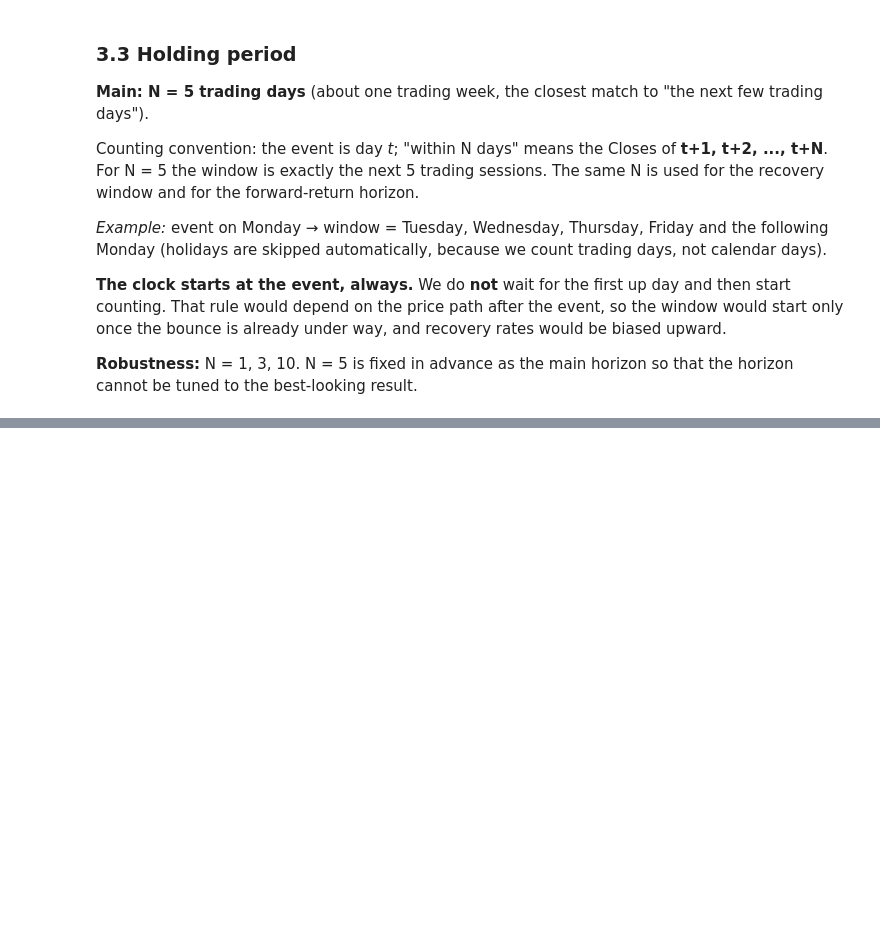
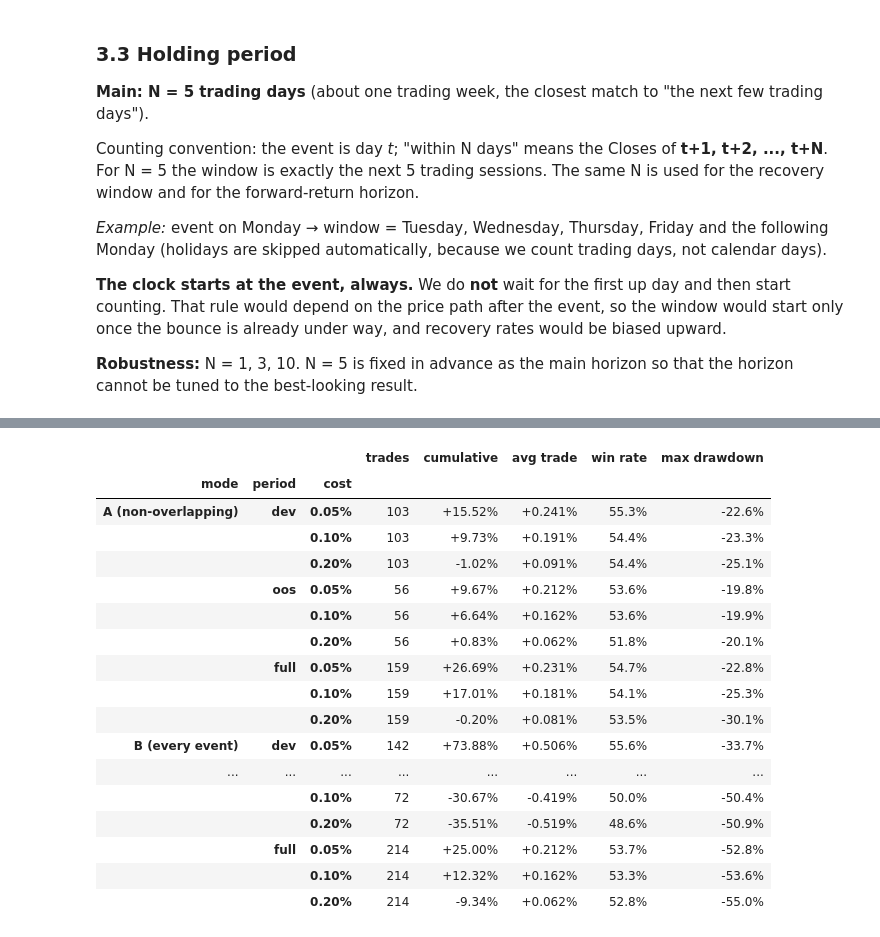
Before and after one commit to Sparsh-gupta022/nifty-quant-research, a Jupyter notebook: notebooks/research.ipynb, the cells around one changed output, grey strips where cells are left out. Saved outputs shown, nothing was run; the diff lists cells and outputs as text; code cells hidden in the pictures; blank space fills up the shorter version.

```diff
--- a/notebooks/research.ipynb
+++ b/notebooks/research.ipynb
@@ -188,0 +638,31 @@ Counting convention: the event is day *t*; "within N days" means the Closes of *
+# %%
+bt = []
+for mode in ["skip", "overlap"]:
+    for period in ["dev", "oos", "full"]:
+        part = feat if period == "full" else parts[period]
+        for cost in cfg["robustness"]["cost_round_trip"]:
+            r = run_backtest(part, cfg, cost=cost, mode=mode)
+            bt.append({"mode": "A (non-overlapping)" if mode == "skip" else "B (every event)",
+                       "period": period, "cost": f"{cost:.2%}", "trades": r.n_trades,
+                       "cumulative": f"{r.total_return:+.2%}", "avg trade": f"{r.avg_trade:+.3%}",
+                       "win rate": f"{r.win_rate:.1%}", "max drawdown": f"{r.max_drawdown:.1%}"})
+pd.DataFrame(bt).set_index(["mode", "period", "cost"])
+# %% [output]
+|  |  |  | trades | cumulative | avg trade | win rate | max drawdown |
+| mode | period | cost |  |  |  |  |  |
+| A (non-overlapping) | dev | 0.05% | 103 | +15.52% | +0.241% | 55.3% | -22.6% |
+|  |  | 0.10% | 103 | +9.73% | +0.191% | 54.4% | -23.3% |
+|  |  | 0.20% | 103 | -1.02% | +0.091% | 54.4% | -25.1% |
+|  | oos | 0.05% | 56 | +9.67% | +0.212% | 53.6% | -19.8% |
+|  |  | 0.10% | 56 | +6.64% | +0.162% | 53.6% | -19.9% |
+|  |  | 0.20% | 56 | +0.83% | +0.062% | 51.8% | -20.1% |
+|  | full | 0.05% | 159 | +26.69% | +0.231% | 54.7% | -22.8% |
+|  |  | 0.10% | 159 | +17.01% | +0.181% | 54.1% | -25.3% |
+|  |  | 0.20% | 159 | -0.20% | +0.081% | 53.5% | -30.1% |
+| B (every event) | dev | 0.05% | 142 | +73.88% | +0.506% | 55.6% | -33.7% |
+| ... | ... | ... | ... | ... | ... | ... | ... |
+|  |  | 0.10% | 72 | -30.67% | -0.419% | 50.0% | -50.4% |
+|  |  | 0.20% | 72 | -35.51% | -0.519% | 48.6% | -50.9% |
+|  | full | 0.05% | 214 | +25.00% | +0.212% | 53.7% | -52.8% |
+|  |  | 0.10% | 214 | +12.32% | +0.162% | 53.3% | -53.6% |
+|  |  | 0.20% | 214 | -9.34% | +0.062% | 52.8% | -55.0% |
```
Also changed, not shown: parts of 34 cells of this notebook, 14 other files.
